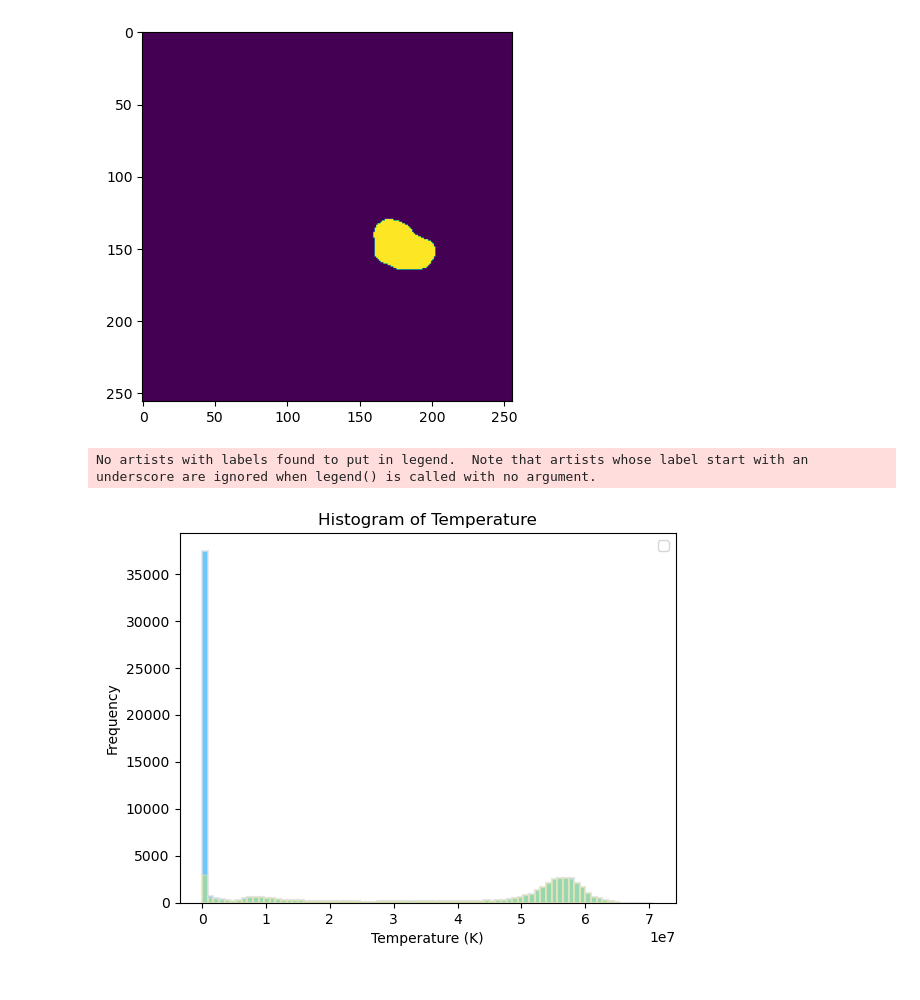
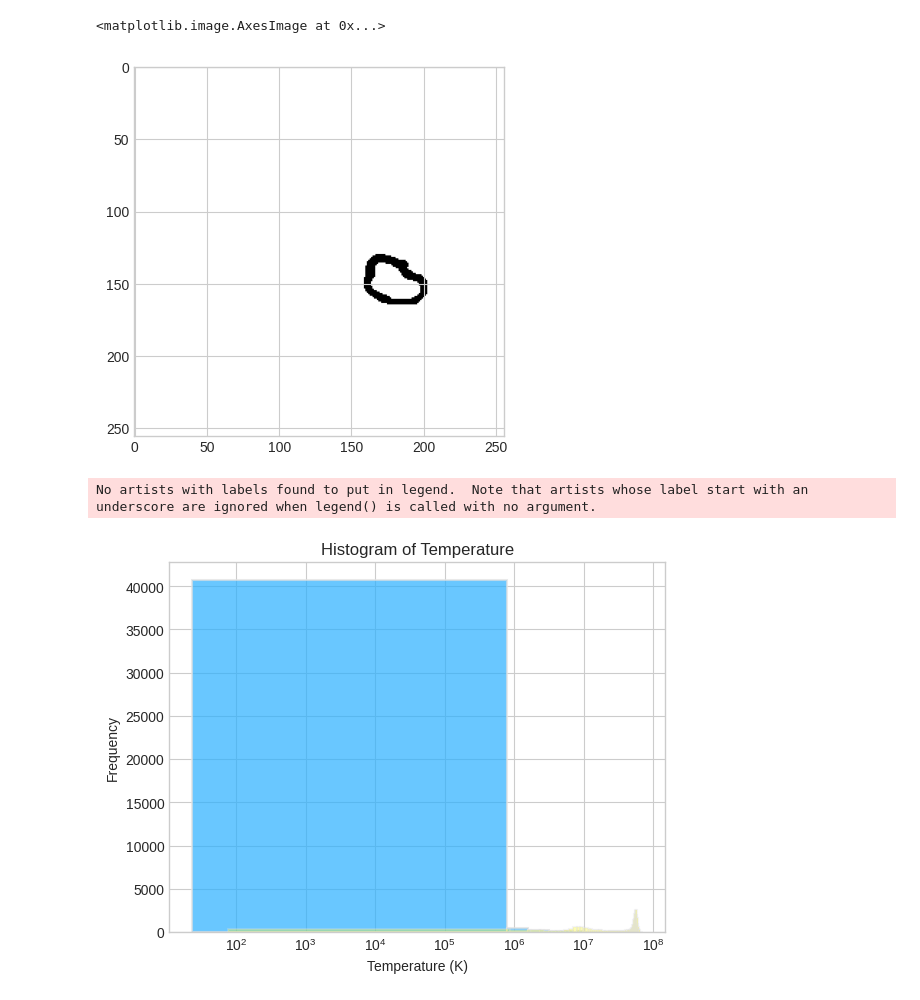
Before and after one commit to Joycelyn-Chen/Astro-UNETR, a Jupyter notebook: graphs/hist-of-temp.ipynb, the cells around one changed output. Drawn from its saved outputs; the diff is of its cells as text; code cells hidden in the pictures.

Commit message:
changed the xscale to log, showing much more useful information

```diff
--- a/graphs/hist-of-temp.ipynb
+++ b/graphs/hist-of-temp.ipynb
@@ -87,37 +87,38 @@ yt : [INFO     ] 2025-02-24 00:07:44,438 Parameters: cosmological_simulation   =
 # %%
 # Create a cubic structuring element
 # structure = np.ones((kernel_size, kernel_size, kernel_size), dtype=np.uint8)
-structure = spherical_kernel(kernel_size=10)
+structure = spherical_kernel(kernel_size=3)
 
 # Perform 3D dilation and erosion
 eroded = ndimage.binary_erosion(mask_cube, structure=structure)
-
 mask_original = ndimage.binary_dilation(eroded, structure=structure)
 
-
+structure = spherical_kernel(kernel_size=10)
 dilated = ndimage.binary_dilation(mask_original, structure=structure)
 # eroded = ndimage.binary_erosion(mask, structure=structure)
 
 slice_index = dilated.shape[2] // 2
 mask_slice = (dilated[:, :, slice_index] * 255).astype(np.uint8)
 plt.imshow(mask_slice)
 
 # Compute the difference (convert boolean arrays to uint8 for subtraction)
 # mask_diff = dilated.astype(np.uint8) - eroded.astype(np.uint8)
 mask_diff = np.logical_xor(dilated, eroded)
 
 slice_index = mask_diff.shape[2] // 2
 # Multiply by 255 to scale the binary mask to full grayscale range
-mask_slice = (dilated[:, :, slice_index] * 255).astype(np.uint8)
+mask_slice = (mask_diff[:, :, slice_index] * 255).astype(np.uint8)
+plt.imshow(mask_slice)
 # mask_slice = (mask[:, :, slice_index]).astype(np.uint8)
 # save_path = os.path.join('/home/joy0921/Desktop/Dataset/MHD-3DIS/SB_tracks/230', 'mask.png')
 # cv.imwrite(save_path, mask_slice)
 # %% [output]
+<matplotlib.image.AxesImage at 0x...>
-[figure, old version]
+[figure, new version]
 # %%
 # temp_values = temp_cube[mask_diff == 1]
-temp_values = temp_cube[dilated == 1]
-temp_values_original = temp_cube[mask_original == 1]
+temp_values = temp_cube[mask_diff == 1]
+temp_values_original = temp_cube[eroded == 1]
 
 plt.figure()
 plt.hist(temp_values, bins=80, facecolor='#2ab0ff', edgecolor='#e0e0e0', linewidth=1.5, alpha=0.7)      # 2ab0ff
@@ -129,12 +130,13 @@ plt.xlabel("Temperature (K)", fontsize=10)
 plt.ylabel("Frequency", fontsize=10)
 plt.title("Histogram of Temperature", fontsize=12)
 # plt.yscale('log')
+plt.xscale('log')
 # plt.xlim(0, 1e8)
 plt.legend()
 plt.show()
 # %% [output]
 No artists with labels found to put in legend.  Note that artists whose label start with an underscore are ignored when legend() is called with no argument.
-[figure, old version]
+[figure, new version]
 # %%
 # Use a clean style for the plot
 plt.style.use('seaborn-v0_8-whitegrid')     # plt.style.available to check all available style
```
Also changed, not shown: parts of 2 cells of this notebook.
